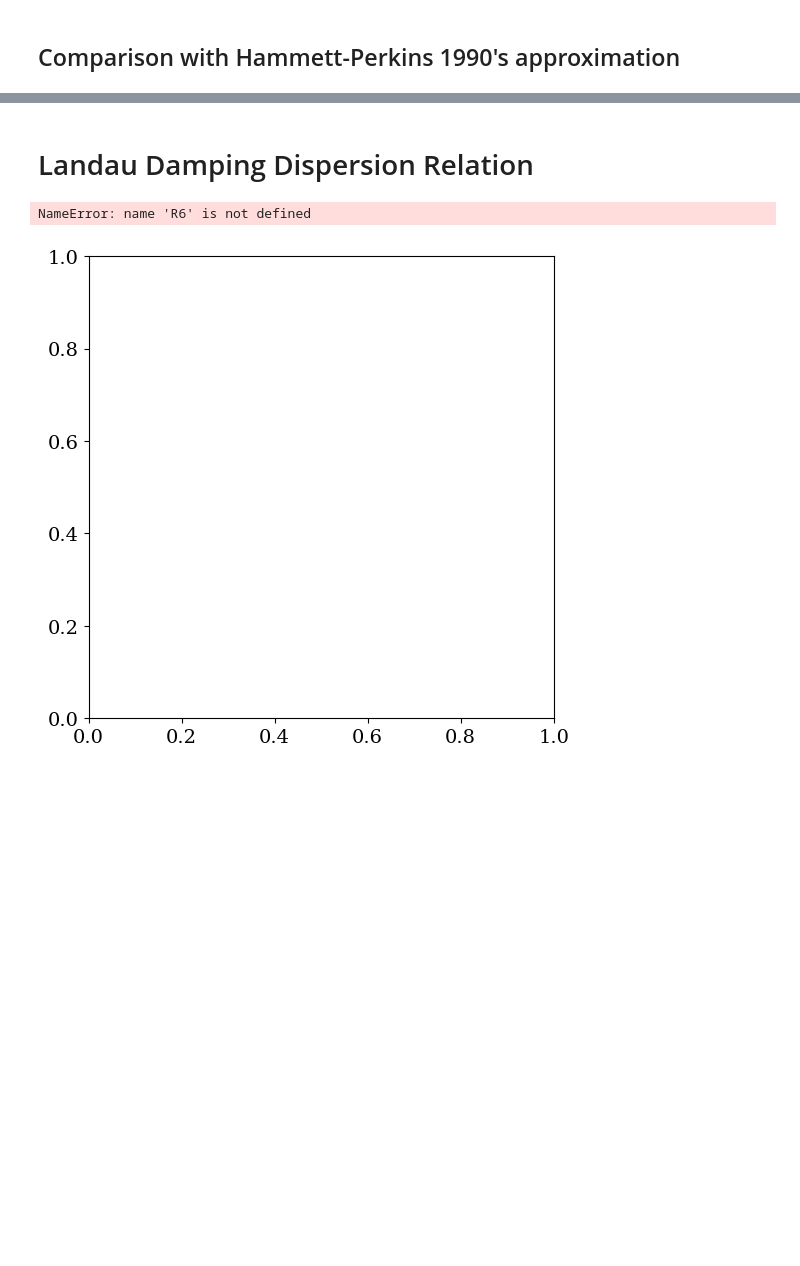
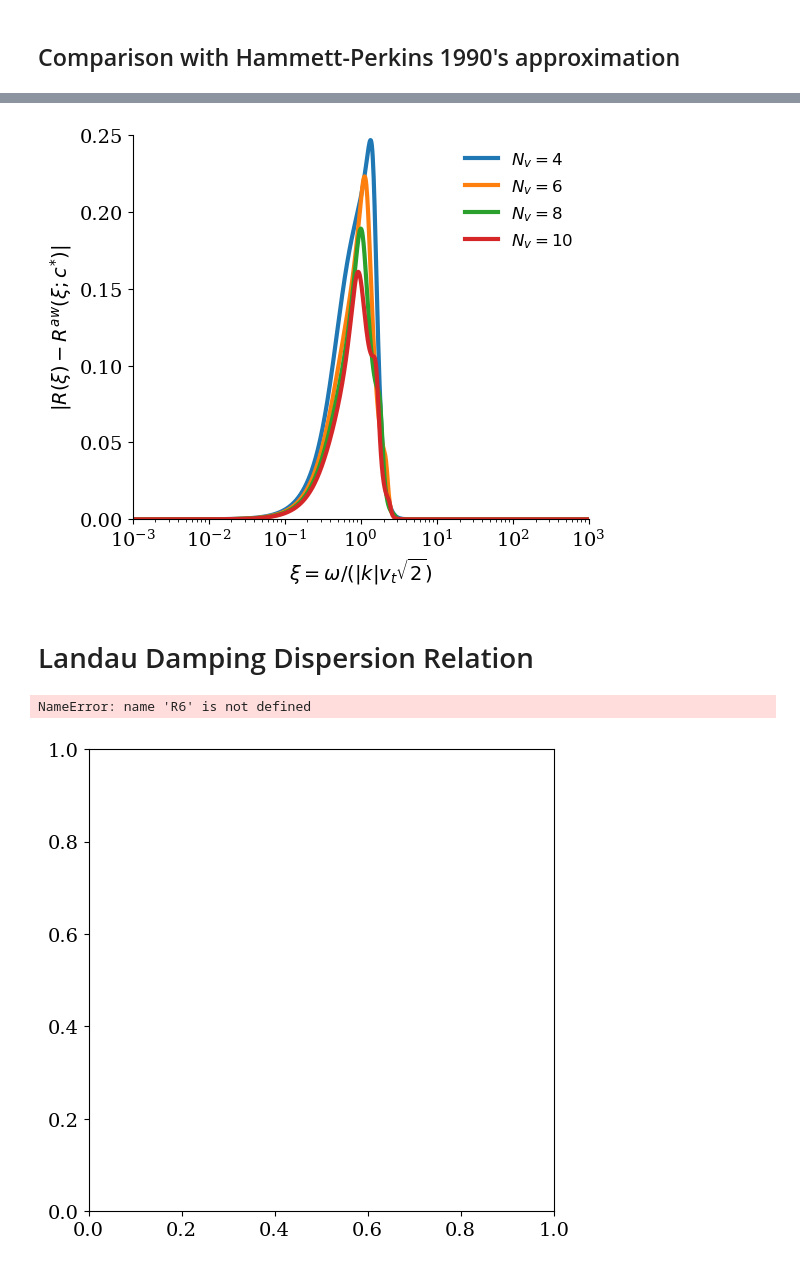
Before and after one commit to opaliss/SpectralSymbolicClosures, a Jupyter notebook: aw_hermite/symbolic_response_function_AW_closure_HP.ipynb, the cells around one changed output, grey strips where cells are left out. Saved outputs shown, nothing was run; the diff lists cells and outputs as text; code cells hidden in the pictures; blank space fills up the shorter version.

```diff
--- a/aw_hermite/symbolic_response_function_AW_closure_HP.ipynb
+++ b/aw_hermite/symbolic_response_function_AW_closure_HP.ipynb
@@ -22,7 +22,7 @@ matplotlib.rc('ytick', labelsize=14)
 ## Asymmetrically Weighted Hermite w/ Hammett-Perkins (like) Linear Closures
 # %%
 # number of Hermite moments
-Nv = 4
+Nv = 12
 # %%
 # define symbolic variables
 xi= symbols('xi')
@@ -104,7 +118,7 @@ def R(zeta):
     return -(1 + zeta*Z_fun(zeta))
 
 def R_Hermite(zeta, Nv):
-    with open('optimal_R_HP/R_' + str(Nv) + '.txt','rb') as f:
+    with open('optimal_R_HP_q1/R_' + str(Nv) + '.txt','rb') as f:
         return sympy.lambdify(xi, pickle.load(f))(zeta)
 
 def RHP3(xi):
@@ -157,21 +173,23 @@ plt.tight_layout()
 # %%
 fig, ax = plt.subplots(figsize=(6, 5))
 
-for nn in range(4, 15, 2):
+for nn in range(4, 11, 2):
     ax.plot(zeta, np.abs(R_true - R_Hermite(zeta, Nv=nn)), label=r"$N_{v} = " + str(nn) + "$", linewidth=3)
 
 ax.set_ylim(0, 0.25)
 #ax.set_yscale("log")
 ax.spines['right'].set_visible(False)
 ax.spines['top'].set_visible(False)
-ax.set_ylabel(r"$|R(\xi) - R^{aw}(\xi, \nu^{*})|$")
+ax.set_ylabel(r"$|R(\xi) - R^{aw}(\xi; c^{*})|$")
 ax.set_xlabel(r"$\xi = \omega/(|k|v_{t} \sqrt{2})$")
 ax.set_xscale("log")
 ax.set_xlim(1e-3, 1e3)
 legend = ax.legend(ncols=1, fancybox=False, shadow=False, fontsize=12, loc='upper right')
 legend.get_frame().set_alpha(0)
 plt.tight_layout()
-plt.savefig("figs/symbolic_response_function_AW_HP_Q3.png", dpi=200)
+plt.savefig("figs/symbolic_response_function_AW_HP_Q1.png", dpi=200)
+# %% [output]
+[figure, added]
 # %% [markdown]
 # Landau Damping Dispersion Relation
 # %%
```
Also changed, not shown: parts of 14 cells of this notebook, 4 other files.
